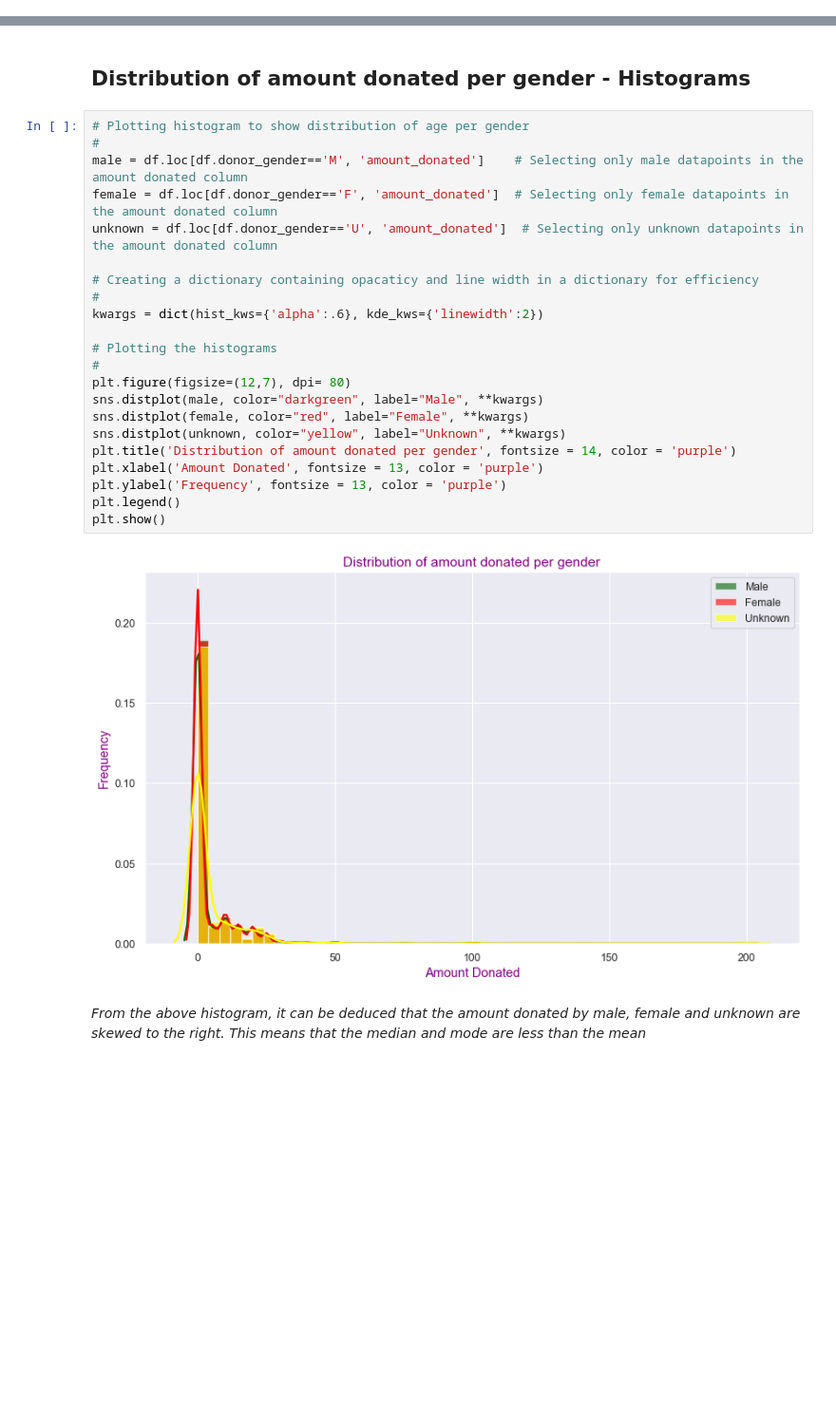
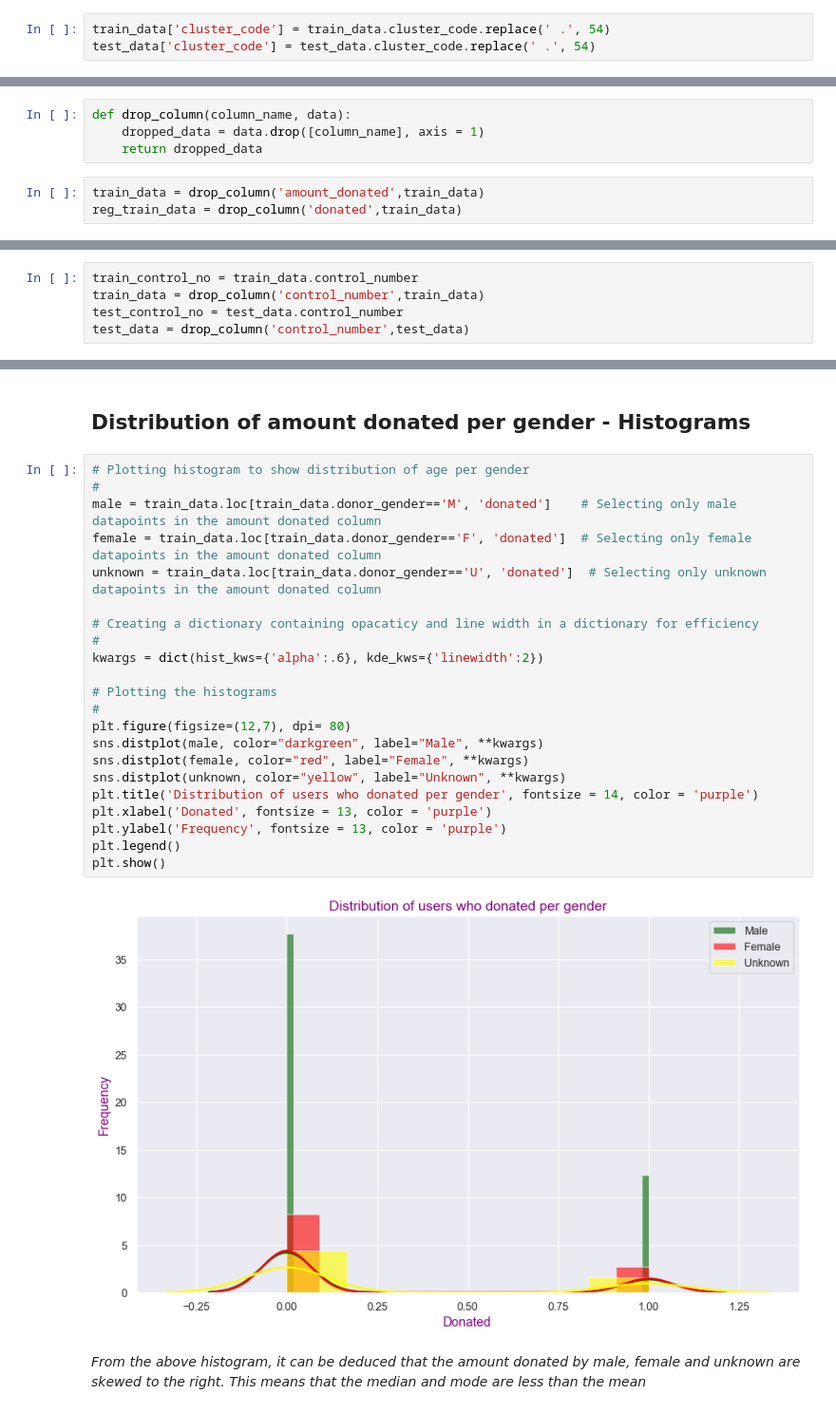
Before and after one commit to jindukwentua/Applying-Machine-Learning-to-Charity-donations, a Jupyter notebook: notebook/analysis.ipynb, the cells around one changed output, grey strips where cells are left out. Shown at 95% size. Drawn from its saved outputs; the diff is of its cells as text; blank space fills up the shorter version.

```diff
--- a/notebook/analysis.ipynb
+++ b/notebook/analysis.ipynb
@@ -1120,0 +878,3 @@ memory usage: 908.1+ KB
+# %%
+train_data['cluster_code'] = train_data.cluster_code.replace(' .', 54)
+test_data['cluster_code'] = test_data.cluster_code.replace(' .', 54)
@@ -1120,0 +972,7 @@ memory usage: 908.1+ KB
+# %%
+def drop_column(column_name, data):
+    dropped_data = data.drop([column_name], axis = 1)
+    return dropped_data
+# %%
+train_data = drop_column('amount_donated',train_data)
+reg_train_data = drop_column('donated',train_data)
@@ -1120,0 +981,5 @@ memory usage: 908.1+ KB
+# %%
+train_control_no = train_data.control_number
+train_data = drop_column('control_number',train_data)
+test_control_no = test_data.control_number
+test_data = drop_column('control_number',test_data)
@@ -1198,27 +1592,27 @@ plt.show()
 # %%
 # Plotting histogram to show distribution of age per gender
 #
-male = df.loc[df.donor_gender=='M', 'amount_donated']    # Selecting only male datapoints in the amount donated column
-female = df.loc[df.donor_gender=='F', 'amount_donated']  # Selecting only female datapoints in the amount donated column
-unknown = df.loc[df.donor_gender=='U', 'amount_donated']  # Selecting only unknown datapoints in the amount donated column
+male = train_data.loc[train_data.donor_gender=='M', 'donated']    # Selecting only male datapoints in the amount donated column
+female = train_data.loc[train_data.donor_gender=='F', 'donated']  # Selecting only female datapoints in the amount donated column
+unknown = train_data.loc[train_data.donor_gender=='U', 'donated']  # Selecting only unknown datapoints in the amount donated column
 
 # Creating a dictionary containing opacaticy and line width in a dictionary for efficiency
 #
 kwargs = dict(hist_kws={'alpha':.6}, kde_kws={'linewidth':2})
 
 # Plotting the histograms
 #
 plt.figure(figsize=(12,7), dpi= 80)
 sns.distplot(male, color="darkgreen", label="Male", **kwargs)
 sns.distplot(female, color="red", label="Female", **kwargs)
 sns.distplot(unknown, color="yellow", label="Unknown", **kwargs)
-plt.title('Distribution of amount donated per gender', fontsize = 14, color = 'purple')
-plt.xlabel('Amount Donated', fontsize = 13, color = 'purple')
+plt.title('Distribution of users who donated per gender', fontsize = 14, color = 'purple')
+plt.xlabel('Donated', fontsize = 13, color = 'purple')
 plt.ylabel('Frequency', fontsize = 13, color = 'purple')
 plt.legend()
 plt.show()
 # %% [output]
-[figure, old version]
+[figure, new version]
 # %% [markdown]
 *From the above histogram, it can be deduced that the amount donated by male, female and unknown are skewed to the right. This means that the median and mode are less than the mean*
 # %% [markdown]
```
Also changed, not shown: parts of 262 cells of this notebook, 6 other files.
